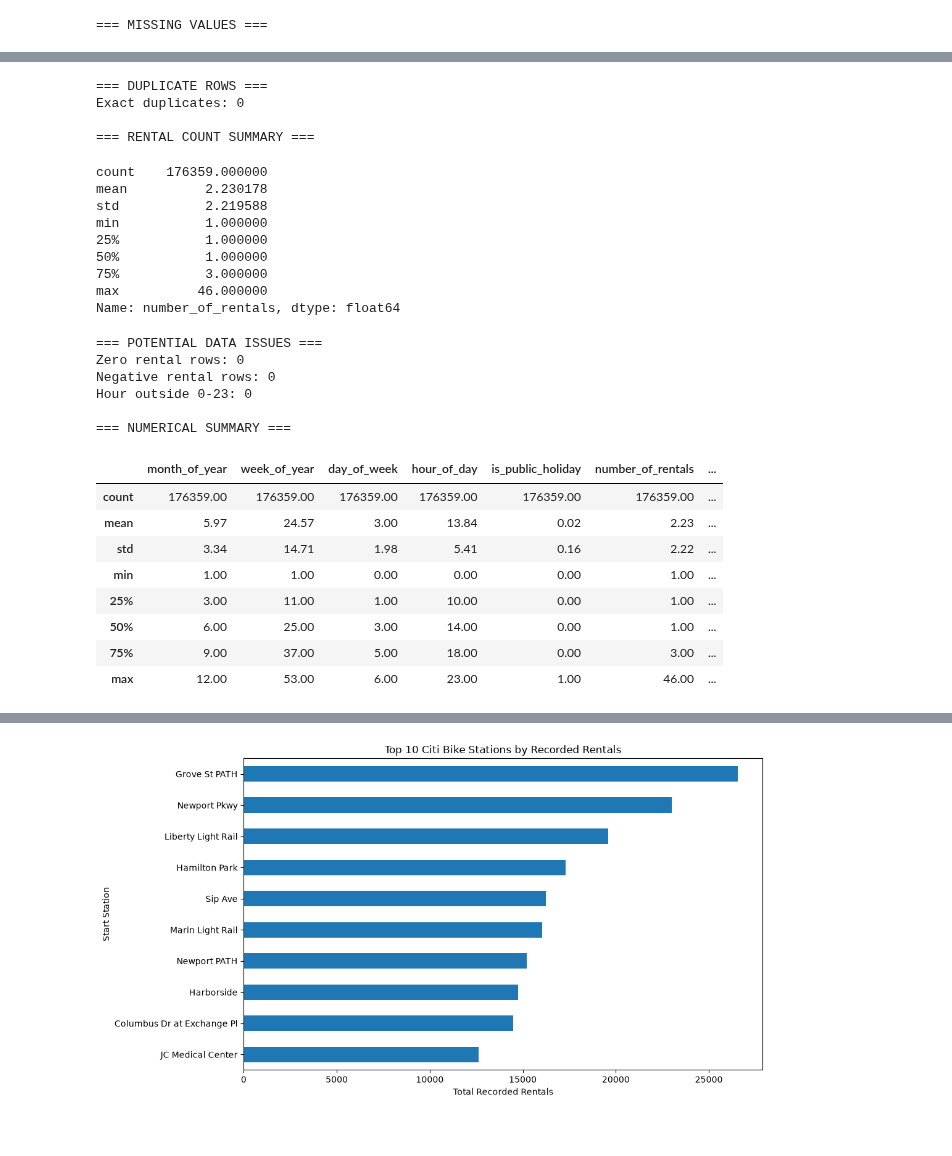
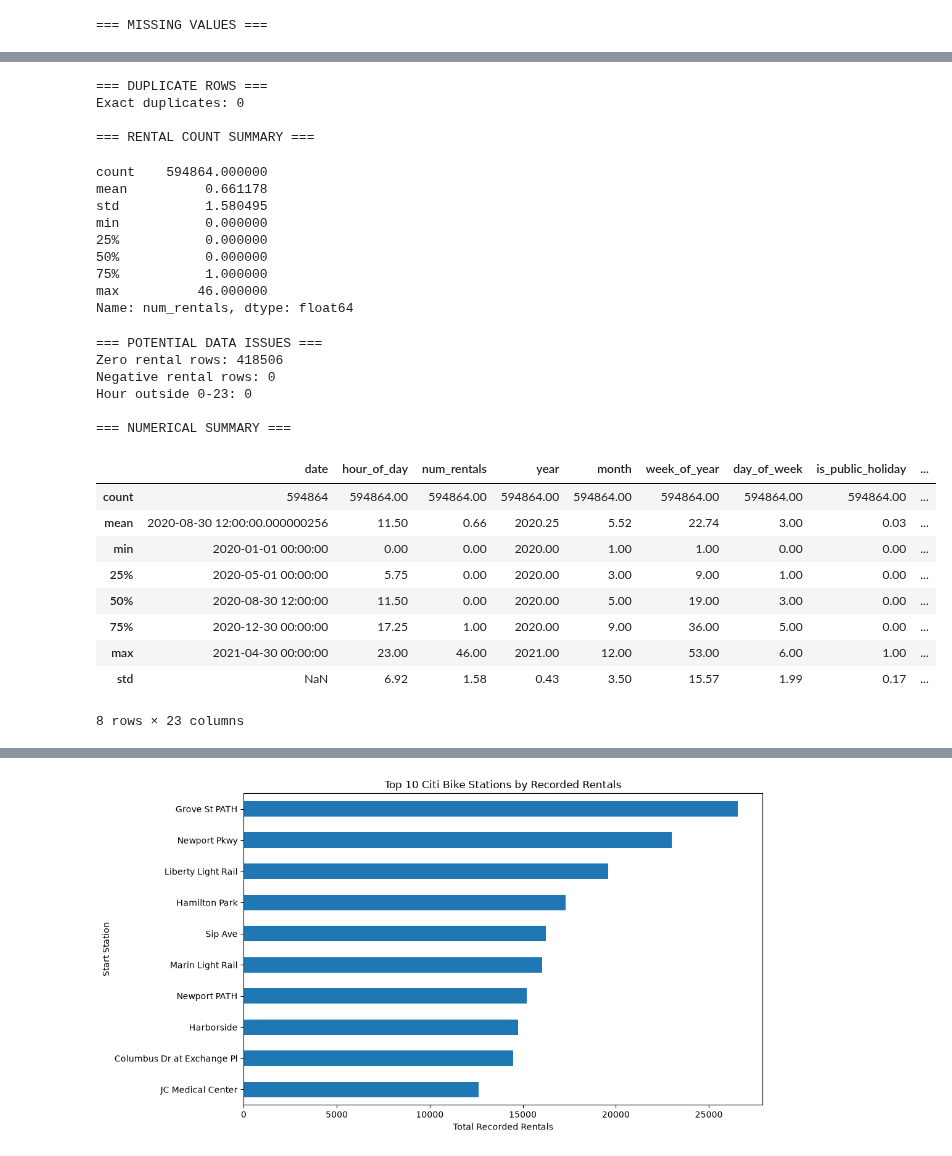
Before and after one commit to amelia-lee-smu/CS610-Applied-Machine-Learning, a Jupyter notebook: eda.ipynb, the cells around one changed output, grey strips where cells are left out. Saved outputs shown, nothing was run; the diff lists cells and outputs as text; code cells hidden in the pictures.

```diff
--- a/eda.ipynb
+++ b/eda.ipynb
@@ -1,12 +1,27 @@
 # %%
+
 import pandas as pd
 import numpy as np
 import matplotlib.pyplot as plt
 
-# Load prepared datasets
-df = pd.read_csv("data/intermediate_processing/full_features.csv")
+# Load the latest prepared datasets
+df = pd.read_csv(
+    "data/intermediate_processing/full_features.csv",
+    parse_dates=["date"]
+)
 
 rentals = pd.read_csv(
     "data/intermediate_processing/full_rental_counts.csv",
     parse_dates=["date"]
 )
+
+# Confirm we are using the updated dataset
+print("Total rows:", len(df))
+print("Total stations:", df["start station name"].nunique())
+print("Zero-rental rows:", (df["num_rentals"] == 0).sum())
+
+print("Duplicate station-hour rows:", df.duplicated(
+    ["start station name", "date", "hour_of_day"]
+).sum())
+
+print("Columns:", df.columns.tolist())
@@ -76,14 +98,14 @@ print("\n=== DUPLICATE ROWS ===")
 print("Exact duplicates:", df.duplicated().sum())
 
 print("\n=== RENTAL COUNT SUMMARY ===")
-display(df["number_of_rentals"].describe())
+display(df["num_rentals"].describe())
 
 print("\n=== POTENTIAL DATA ISSUES ===")
 print("Zero rental rows:",
-      (df["number_of_rentals"] == 0).sum())
+      (df["num_rentals"] == 0).sum())
 
 print("Negative rental rows:",
-      (df["number_of_rentals"] < 0).sum())
+      (df["num_rentals"] < 0).sum())
 
 print("Hour outside 0-23:",
       (~df["hour_of_day"].between(0, 23)).sum())
@@ -108,29 +133,30 @@ display(df.describe().round(2))
 === DUPLICATE ROWS ===
 Exact duplicates: 0
 
 === RENTAL COUNT SUMMARY ===
-count    176359.000000
-mean          2.230178
-std           2.219588
-min           1.000000
-25%           1.000000
-50%           1.000000
-75%           3.000000
+count    594864.000000
+mean          0.661178
+std           1.580495
+min           0.000000
+25%           0.000000
+50%           0.000000
+75%           1.000000
 max          46.000000
-Name: number_of_rentals, dtype: float64
+Name: num_rentals, dtype: float64
 === POTENTIAL DATA ISSUES ===
-Zero rental rows: 0
+Zero rental rows: 418506
 Negative rental rows: 0
 Hour outside 0-23: 0
 
 === NUMERICAL SUMMARY ===
-|  | month_of_year | week_of_year | day_of_week | hour_of_day | is_public_holiday | number_of_rentals | ... |
-| count | 176359.00 | 176359.00 | 176359.00 | 176359.00 | 176359.00 | 176359.00 | ... |
-| mean | 5.97 | 24.57 | 3.00 | 13.84 | 0.02 | 2.23 | ... |
-| std | 3.34 | 14.71 | 1.98 | 5.41 | 0.16 | 2.22 | ... |
-| min | 1.00 | 1.00 | 0.00 | 0.00 | 0.00 | 1.00 | ... |
-| 25% | 3.00 | 11.00 | 1.00 | 10.00 | 0.00 | 1.00 | ... |
-| 50% | 6.00 | 25.00 | 3.00 | 14.00 | 0.00 | 1.00 | ... |
-| 75% | 9.00 | 37.00 | 5.00 | 18.00 | 0.00 | 3.00 | ... |
-| max | 12.00 | 53.00 | 6.00 | 23.00 | 1.00 | 46.00 | ... |
+|  | date | hour_of_day | num_rentals | year | month | week_of_year | day_of_week | is_public_holiday | ... |
+| count | 594864 | 594864.00 | 594864.00 | 594864.00 | 594864.00 | 594864.00 | 594864.00 | 594864.00 | ... |
+| mean | 2020-08-30 12:00:00.000000256 | 11.50 | 0.66 | 2020.25 | 5.52 | 22.74 | 3.00 | 0.03 | ... |
+| min | 2020-01-01 00:00:00 | 0.00 | 0.00 | 2020.00 | 1.00 | 1.00 | 0.00 | 0.00 | ... |
+| 25% | 2020-05-01 00:00:00 | 5.75 | 0.00 | 2020.00 | 3.00 | 9.00 | 1.00 | 0.00 | ... |
+| 50% | 2020-08-30 12:00:00 | 11.50 | 0.00 | 2020.00 | 5.00 | 19.00 | 3.00 | 0.00 | ... |
+| 75% | 2020-12-30 00:00:00 | 17.25 | 1.00 | 2020.00 | 9.00 | 36.00 | 5.00 | 0.00 | ... |
+| max | 2021-04-30 00:00:00 | 23.00 | 46.00 | 2021.00 | 12.00 | 53.00 | 6.00 | 1.00 | ... |
+| std | NaN | 6.92 | 1.58 | 0.43 | 3.50 | 15.57 | 1.99 | 0.17 | ... |
+8 rows × 23 columns
 # %%
```
Also changed, not shown: parts of 12 cells of this notebook.
